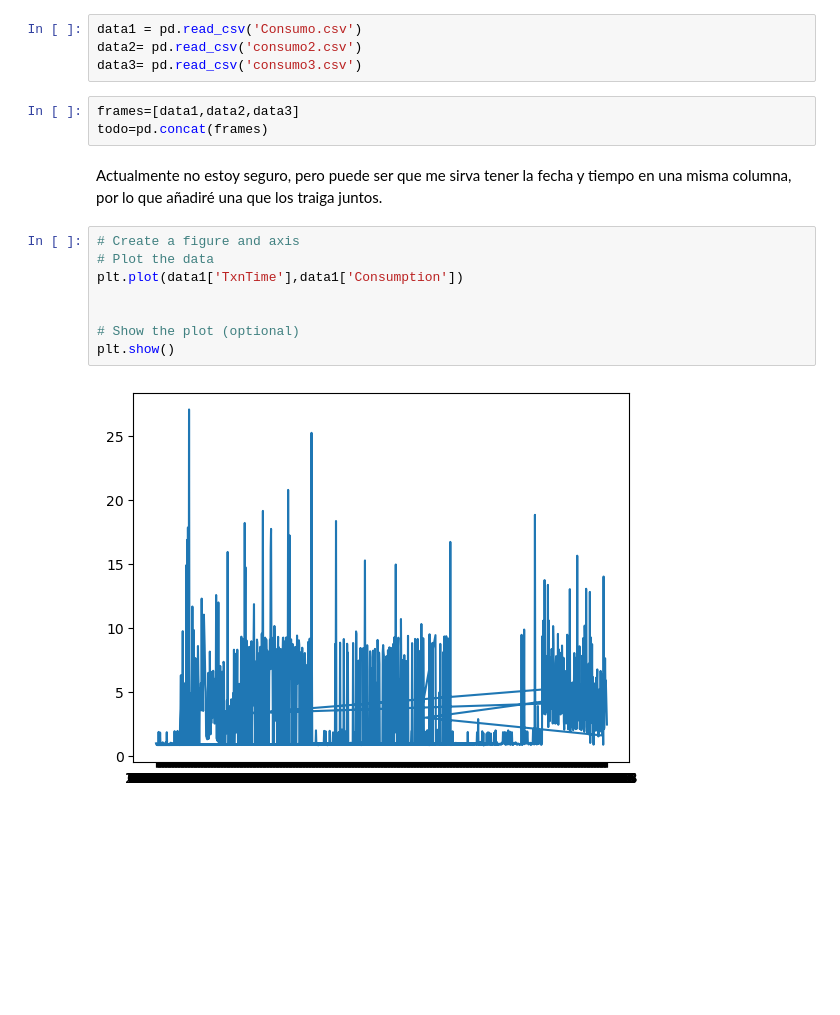
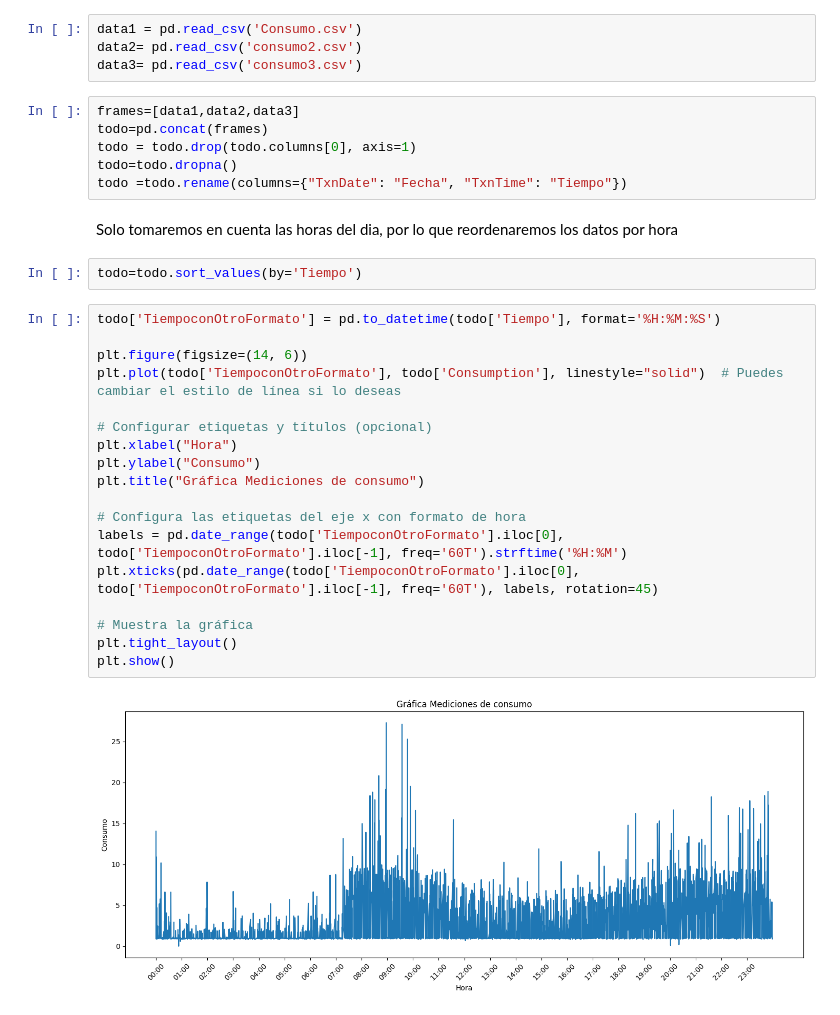
Before and after one commit to AndresOrantes/Examen-Pr-ctico-Consumo-de-Electricidad, a Jupyter notebook: NotebookExamenPractico.ipynb, the cells around one changed output. Drawn from its saved outputs; the diff is of its cells as text; blank space fills up the shorter version.

Commit message:
He hecho cambios, pero por el momento no tiene forma aun, el planteamiento ya esta

```diff
--- a/NotebookExamenPractico.ipynb
+++ b/NotebookExamenPractico.ipynb
@@ -26,15 +32,30 @@ data3= pd.read_csv('consumo3.csv')
 # %%
 frames=[data1,data2,data3]
 todo=pd.concat(frames)
+todo = todo.drop(todo.columns[0], axis=1)
+todo=todo.dropna()
+todo =todo.rename(columns={"TxnDate": "Fecha", "TxnTime": "Tiempo"})
-# %% [markdown]
-Actualmente no estoy seguro, pero puede ser que me sirva tener la fecha y tiempo en una misma columna, por lo que añadiré una que los traiga juntos.
-# %%
-# Create a figure and axis
-# Plot the data
-plt.plot(data1['TxnTime'],data1['Consumption'])
-
-
-# Show the plot (optional)
-plt.show()
-# %% [output]
-[figure, removed]
+# %% [markdown]
+Solo tomaremos en cuenta las horas del dia, por lo que reordenaremos los datos por hora
+# %%
+todo=todo.sort_values(by='Tiempo')
+# %%
+todo['TiempoconOtroFormato'] = pd.to_datetime(todo['Tiempo'], format='%H:%M:%S')
+
+plt.figure(figsize=(14, 6))
+plt.plot(todo['TiempoconOtroFormato'], todo['Consumption'], linestyle="solid")  # Puedes cambiar el estilo de línea si lo deseas
+
+# Configurar etiquetas y títulos (opcional)
+plt.xlabel("Hora")
+plt.ylabel("Consumo")
+plt.title("Gráfica Mediciones de consumo")
+
+# Configura las etiquetas del eje x con formato de hora
+labels = pd.date_range(todo['TiempoconOtroFormato'].iloc[0], todo['TiempoconOtroFormato'].iloc[-1], freq='60T').strftime('%H:%M')
+plt.xticks(pd.date_range(todo['TiempoconOtroFormato'].iloc[0], todo['TiempoconOtroFormato'].iloc[-1], freq='60T'), labels, rotation=45)
+
+# Muestra la gráfica
+plt.tight_layout()
+plt.show()
+# %% [output]
+[figure, added]
```
Also changed, not shown: parts of 8 cells of this notebook.
